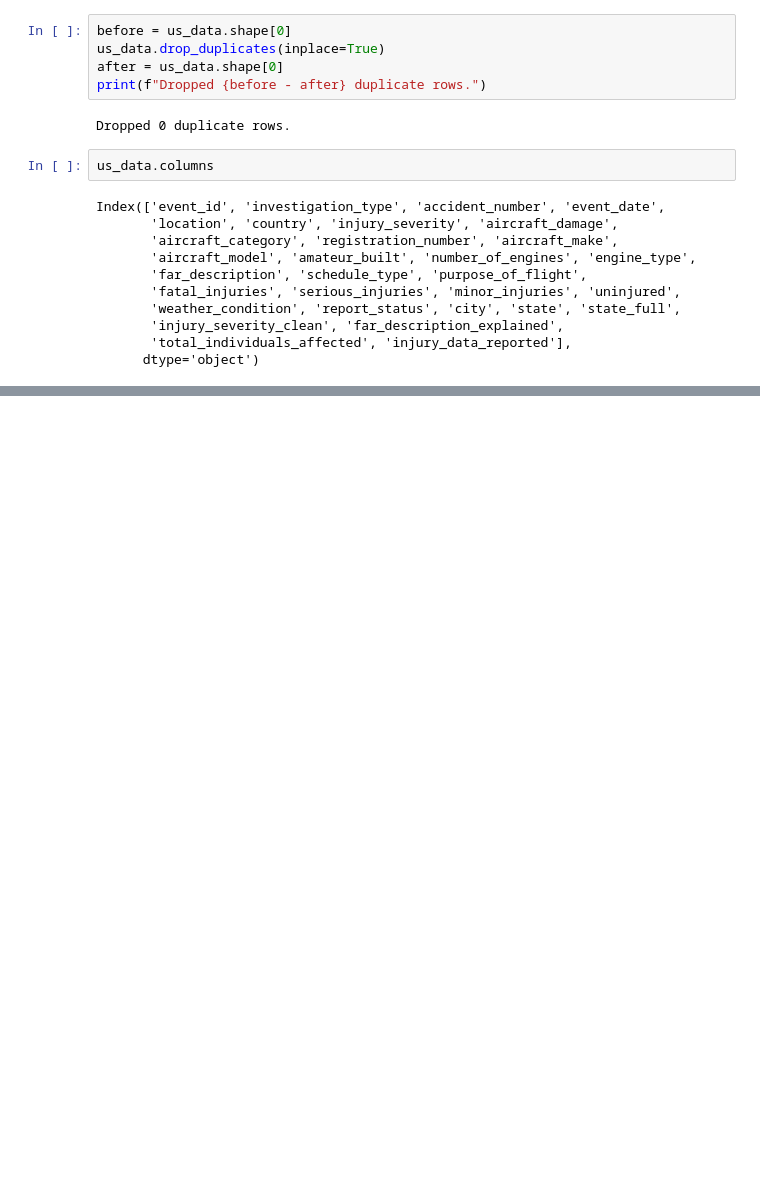
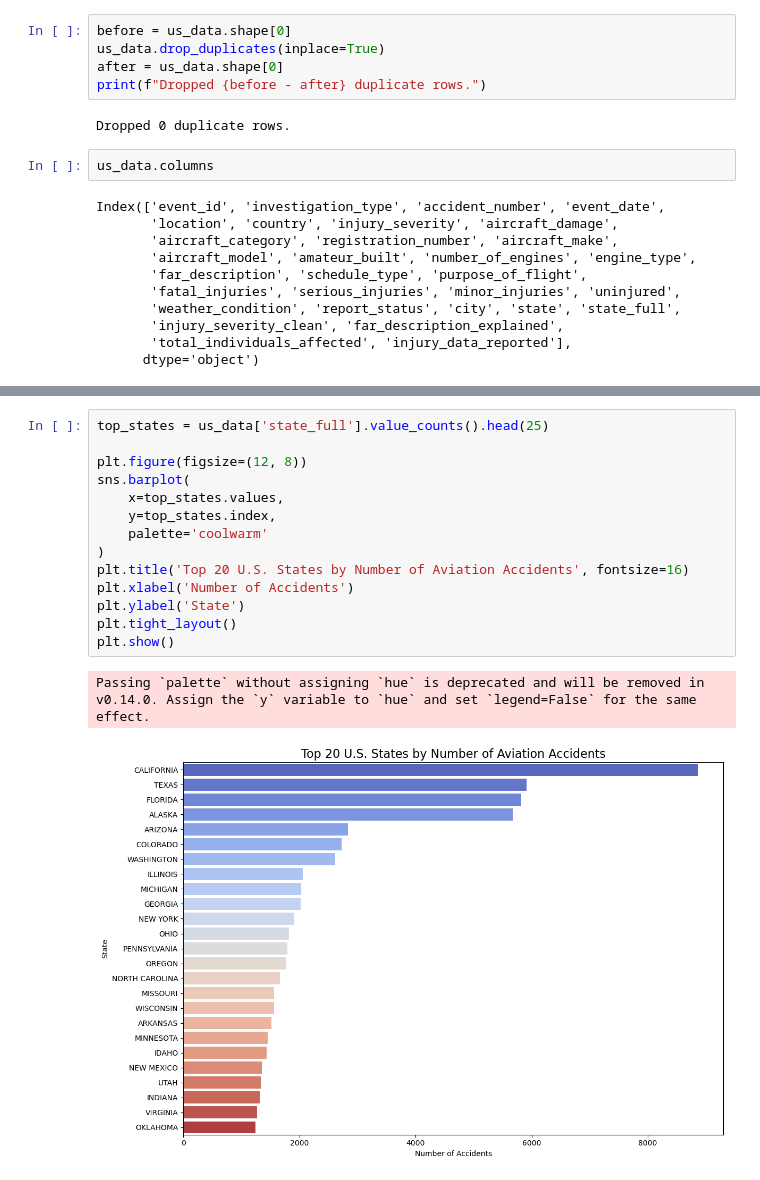
Before and after one commit to Arasirwa/DSFT-13-END-OF-PHASE-PROJECT, a Jupyter notebook: end-of-phase-1.ipynb, the cells around one changed output, grey strips where cells are left out. Drawn from its saved outputs; the diff is of its cells as text; blank space fills up the shorter version.

```diff
--- a/end-of-phase-1.ipynb
+++ b/end-of-phase-1.ipynb
@@ -2280,0 +2998,17 @@ us_data.head()
+# %%
+top_states = us_data['state_full'].value_counts().head(25)
+
+plt.figure(figsize=(12, 8))
+sns.barplot(
+    x=top_states.values,
+    y=top_states.index,
+    palette='coolwarm'
+)
+plt.title('Top 20 U.S. States by Number of Aviation Accidents', fontsize=16)
+plt.xlabel('Number of Accidents')
+plt.ylabel('State')
+plt.tight_layout()
+plt.show()
+# %% [output]
+Passing `palette` without assigning `hue` is deprecated and will be removed in v0.14.0. Assign the `y` variable to `hue` and set `legend=False` for the same effect.
+[figure, added]
```
Also changed, not shown: parts of 56 cells of this notebook.
